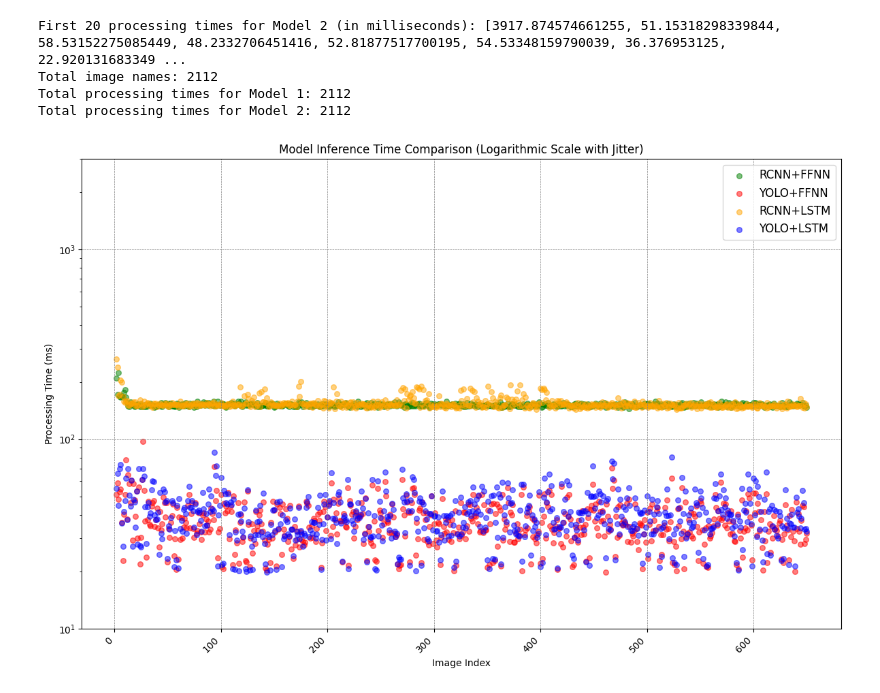
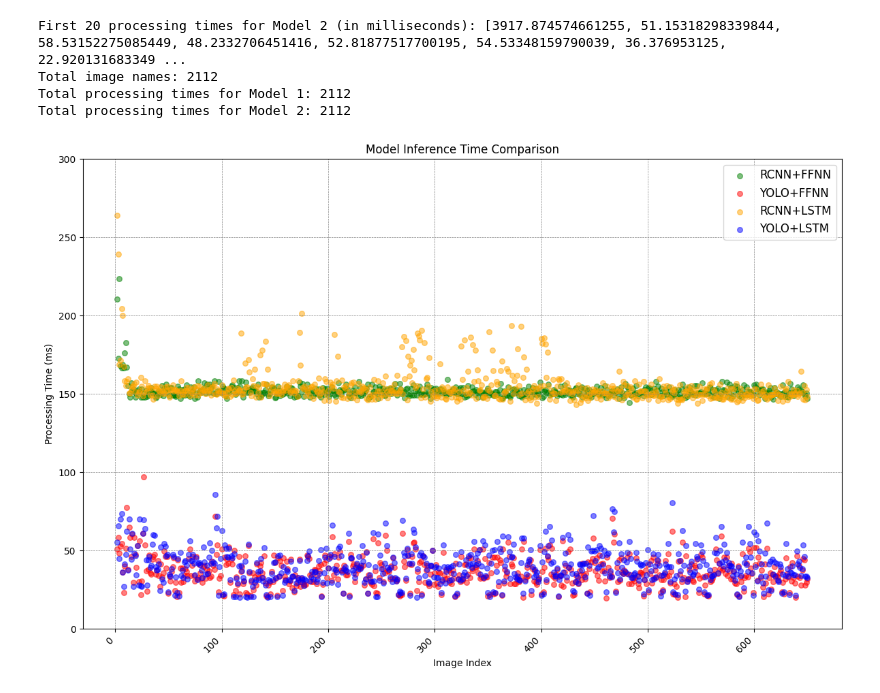
Before and after one commit to ncsu-yoon-lab/project-oval, a Jupyter notebook: project-oval/localization/test_inferences/test_inference_plotter.ipynb, the cells around one changed output. Saved outputs shown, nothing was run; the diff lists cells and outputs as text; code cells hidden in the pictures.

Commit message:
Modified scatter plot format jpg, png, pdf

```diff
--- a/project-oval/localization/test_inferences/test_inference_plotter.ipynb
+++ b/project-oval/localization/test_inferences/test_inference_plotter.ipynb
@@ -209,54 +207,46 @@ print("Total image names:", len(image_names))
 print("Total processing times for Model 1:", len(processing_times_model_1))
 print("Total processing times for Model 2:", len(processing_times_model_2))
 
-# Check if the lengths are consistent before plotting
+
 if len(image_names) == len(processing_times_model_1) == len(processing_times_model_2) == len(processing_times_model_3) == len(processing_times_model_4):
 
-    # Add jitter (optional) to spread points
-    jitter_factor = 0.005
-    processing_times_model_1_jittered = np.array(processing_times_model_1) + np.random.normal(0, jitter_factor, len(processing_times_model_1))
-    processing_times_model_2_jittered = np.array(processing_times_model_2) + np.random.normal(0, jitter_factor, len(processing_times_model_2))
-    processing_times_model_3_jittered = np.array(processing_times_model_3) + np.random.normal(0, jitter_factor, len(processing_times_model_3))
-    processing_times_model_4_jittered = np.array(processing_times_model_4) + np.random.normal(0, jitter_factor, len(processing_times_model_4))
 
-    # Plotting all datasets on the same axes
     fig = plt.figure(figsize=(12, 8))
     ax1 = fig.add_subplot(111)
 
     # Scatter plots for each model
-    ax1.scatter(image_names[1:650], processing_times_model_1_jittered[1:650], color='green', s=30, alpha=0.5, label="RCNN+FFNN")
-    ax1.scatter(image_names[1:650], processing_times_model_2_jittered[1:650], color='red', s=30, alpha=0.5, label="YOLO+FFNN")
-    ax1.scatter(image_names[1:650], processing_times_model_3_jittered[1:650], color='orange', s=30, alpha=0.5, label="RCNN+LSTM")
-    ax1.scatter(image_names[1:650], processing_times_model_4_jittered[1:650], color='blue', s=30, alpha=0.5, label="YOLO+LSTM")
+    ax1.scatter(image_names[1:650], processing_times_model_1[1:650], color='green', s=30, alpha=0.5, label="RCNN+FFNN")
+    ax1.scatter(image_names[1:650], processing_times_model_2[1:650], color='red', s=30, alpha=0.5, label="YOLO+FFNN")
+    ax1.scatter(image_names[1:650], processing_times_model_3[1:650], color='orange', s=30, alpha=0.5, label="RCNN+LSTM")
+    ax1.scatter(image_names[1:650], processing_times_model_4[1:650], color='blue', s=30, alpha=0.5, label="YOLO+LSTM")
 
     # Add titles and labels
-    plt.title('Model Inference Time Comparison (Logarithmic Scale with Jitter)')
+    plt.title('Model Inference Time Comparison')
     plt.xlabel('Image Index')
     plt.ylabel('Processing Time (ms)')
     plt.xticks(rotation=45, ha='right')
 
-    # Set a logarithmic scale for the y-axis
-    ax1.set_yscale('log')
 
-    # Adjust y-axis limits to zoom in on the area of interest
-    ax1.set_ylim([10, 3000])  # Adjust based on your data range
+    ax1.set_ylim([0, 300])
 
-    # Add a larger legend to differentiate between models
+
     plt.legend(fontsize=12)
 
     # Add a grid
     ax1.grid(True, linestyle='--', color='gray', linewidth=0.5)
 
-    # Adjust layout and display the plot
+
     plt.tight_layout()
     plt.savefig('RCNN_VS_YOLO+FFNN+LSTM.jpg', dpi=300)
+    plt.savefig('RCNN_VS_YOLO+FFNN+LSTM.png', dpi=300)
+    plt.savefig('RCNN_VS_YOLO+FFNN+LSTM.pdf', dpi=300)
     plt.show()
 
 else:
     print("Lengths of the datasets do not match. Cannot plot!")
 # %% [output]
 First 20 processing times for Model 2 (in milliseconds): [3917.874574661255, 51.15318298339844, 58.53152275085449, 48.2332706451416, 52.81877517700195, 54.53348159790039, 36.376953125, 22.920131683349 ...
 Total image names: 2112
 Total processing times for Model 1: 2112
 Total processing times for Model 2: 2112
-[figure, old version]
+[figure, new version]
```
Also changed, not shown: parts of 3 cells of this notebook, 12 other files.
